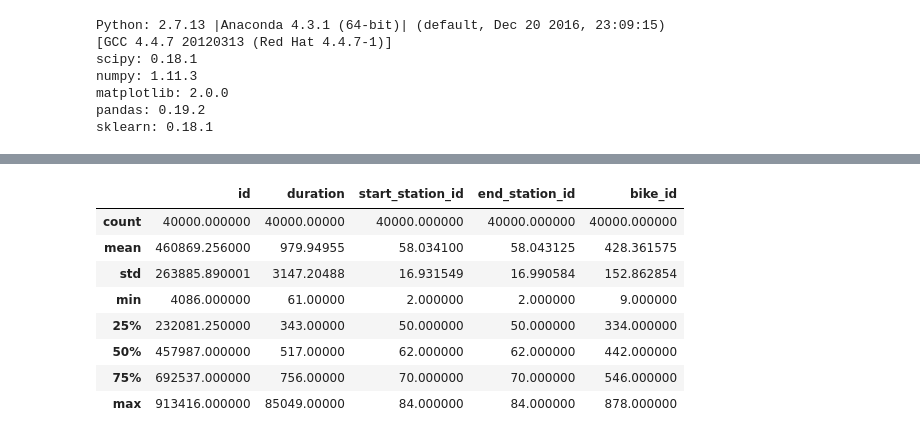
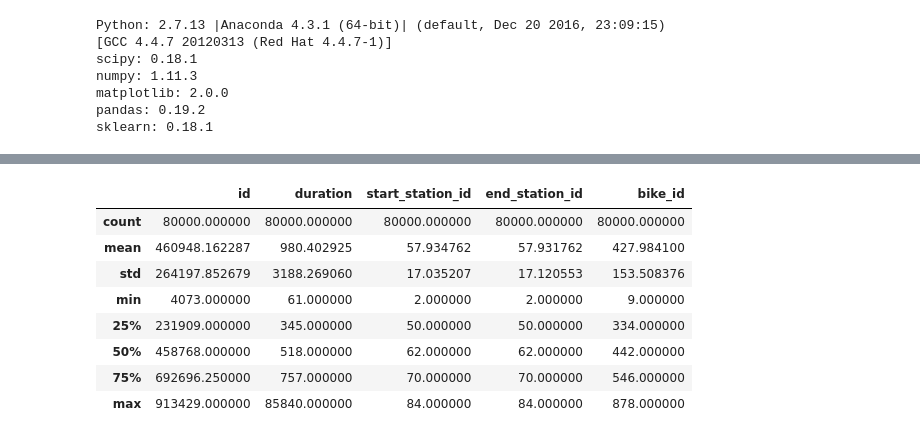
Before and after one commit to hernantain/Analisis-San-Francisco, a Jupyter notebook: machine_learning.ipynb, the cells around one changed output, grey strips where cells are left out. Saved outputs shown, nothing was run; the diff lists cells and outputs as text; code cells hidden in the pictures.

```diff
--- a/machine_learning.ipynb
+++ b/machine_learning.ipynb
@@ -78,17 +98,17 @@ weather = pd.DataFrame(weather.to_records())
 # %%
 dataset = dataset.loc[(dataset.duration < 86400) & (dataset.duration > 60),:]
 # %%
-prueba = dataset.head(40000)
+prueba = dataset.head(80000)
 prueba.describe()
 # %% [output]
 |  | id | duration | start_station_id | end_station_id | bike_id |
-| count | 40000.000000 | 40000.00000 | 40000.000000 | 40000.000000 | 40000.000000 |
-| mean | 460869.256000 | 979.94955 | 58.034100 | 58.043125 | 428.361575 |
-| std | 263885.890001 | 3147.20488 | 16.931549 | 16.990584 | 152.862854 |
-| min | 4086.000000 | 61.00000 | 2.000000 | 2.000000 | 9.000000 |
-| 25% | 232081.250000 | 343.00000 | 50.000000 | 50.000000 | 334.000000 |
-| 50% | 457987.000000 | 517.00000 | 62.000000 | 62.000000 | 442.000000 |
-| 75% | 692537.000000 | 756.00000 | 70.000000 | 70.000000 | 546.000000 |
-| max | 913416.000000 | 85049.00000 | 84.000000 | 84.000000 | 878.000000 |
+| count | 80000.000000 | 80000.000000 | 80000.000000 | 80000.000000 | 80000.000000 |
+| mean | 460948.162287 | 980.402925 | 57.934762 | 57.931762 | 427.984100 |
+| std | 264197.852679 | 3188.269060 | 17.035207 | 17.120553 | 153.508376 |
+| min | 4073.000000 | 61.000000 | 2.000000 | 2.000000 | 9.000000 |
+| 25% | 231909.000000 | 345.000000 | 50.000000 | 50.000000 | 334.000000 |
+| 50% | 458768.000000 | 518.000000 | 62.000000 | 62.000000 | 442.000000 |
+| 75% | 692696.250000 | 757.000000 | 70.000000 | 70.000000 | 546.000000 |
+| max | 913429.000000 | 85840.000000 | 84.000000 | 84.000000 | 878.000000 |
 # %%
 prueba.start_date = pd.to_datetime(prueba.start_date)
```
Also changed, not shown: parts of 58 cells of this notebook, 1 other file.
